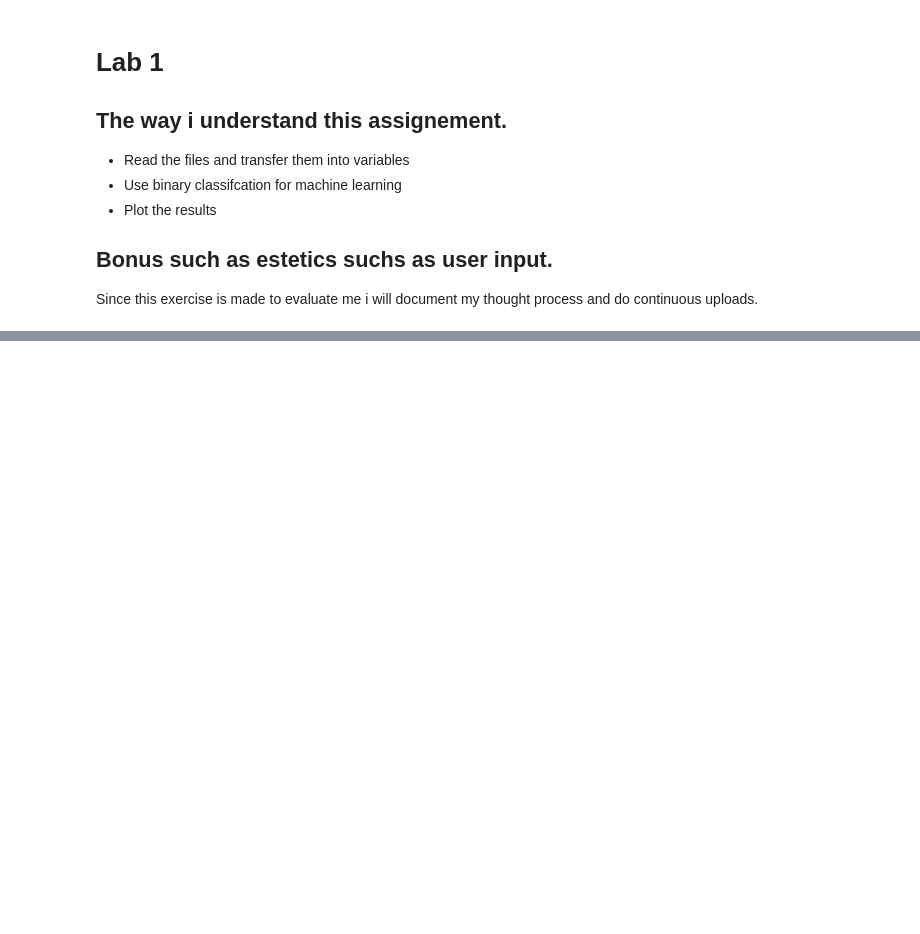
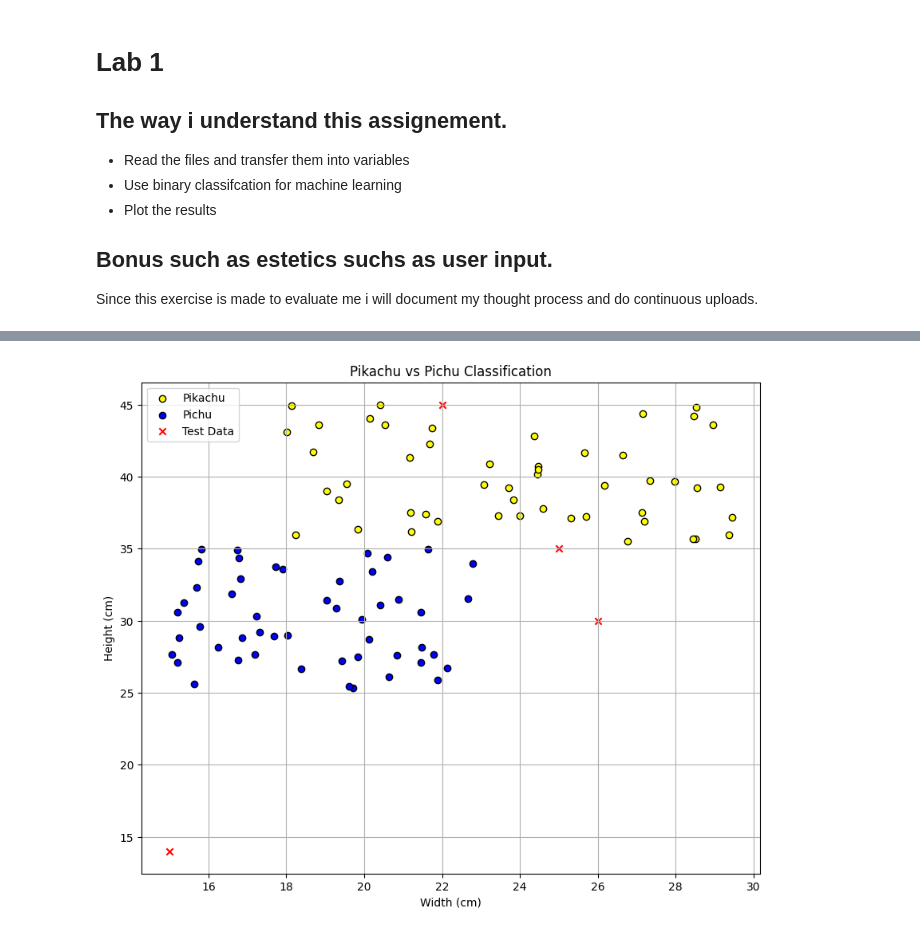
Before and after one commit to Lyceriuss/Python-Henrik-Pedersen-OPA2023, a Jupyter notebook: Exercise/Python/Lab1_.ipynb, the cells around one changed output, grey strips where cells are left out. Saved outputs shown, nothing was run; the diff lists cells and outputs as text; code cells hidden in the pictures; blank space fills up the shorter version.

```diff
--- a/Exercise/Python/Lab1_.ipynb
+++ b/Exercise/Python/Lab1_.ipynb
@@ -21,9 +28,32 @@ GitCommit 1 for Lab1
 # %%
+import matplotlib.pyplot as plt
+import numpy as np
+
+#Python data initiationlization
 Pikachu_data = []
+
 Pichu_data = []
+
 test_data = []
 
+#Numpy Initilization
+
+Pichu_array = np.array(Pichu_data)
+Pikachu_array = np.array(Pikachu_data)
+mean_width_height_Pichu = np.mean(Pichu_array, axis=0)
+mean_width_height_Pikachu = np.mean(Pikachu_array, axis=0)
+std_width_height_Pichu = np.std(Pichu_array, axis=0)
+std_width_height_Pikachu = np.std(Pikachu_array, axis=0)
+
+def BinaryClassification(test_point, mean_Pichu, std_Pichu, mean_Pikachu, std_Pikachu):
+    if all(test_point>mean_Pichu-std_Pichu) and all(test_point < mean_Pikachu + std_Pikachu):
+        return f"Sampe with (width, height): {test_point}]Pikachu"
+    else:
+        return f"Sameple with (width, height): {test_point}]Pikachu"
+
+
 with open("Lab1_pikachu.txt", "r") as file:
+
     next(file)
     for line in file:
         width, height = line.strip().replace("(", "").replace(")", "").split(",")
@@ -40,6 +70,8 @@ with open("Lab1_pichu.txt", "r") as file:
             height = float(height)
             Pichu_data.append((width,height))
 
+
+
 with open("Lab1_test_points.txt", "r") as file:
     line = file.readline()
     pairs = line.strip()[1:-1].split("), (")
@@ -48,15 +80,38 @@ with open("Lab1_test_points.txt", "r") as file:
             width, height = pair.replace("(", "").replace(")", "").split(",")
             test_data.append((float(width), float(height)))
 
-print("Pikachu Data:")
-for line in Pikachu_data:
-    print(line)
 
-print("\nPichu Data:")
-for line in Pichu_data:
-    print(line)
+#for line in Pikachu_data:
+#    print(line)
 
-print("\nTest Data:")
-for line in test_data:
-    print(line)
+#print("\nPichu Data:")
+#for line in Pichu_data:
+#    print(line)
+
+#print("\nTest Data:")
+#for line in test_data:
+#    print(line)
+
+BinaryClassificationTestData = [BinaryClassification(
+    point, mean_width_height_Pichu, std_width_height_Pichu, mean_width_height_Pikachu, std_width_height_Pikachu) for point in test_data]
+
+BinaryClassificationTestData
+
+#Plots
+
+plt.figure(figsize=(10, 8))
+plt.scatter(*zip(*Pikachu_data), color="yellow",
+            label="Pikachu", edgecolor="black")
+
+plt.scatter(*zip(*Pichu_data), color="blue", label="Pichu", edgecolor="black")
+
+#Removing this gives a clearer picture because one of the points is so far bellow, somebody needs to get that Pichu to the hospital because it is seriously malnourished or something
+plt.scatter(*zip(*test_data), color="red", label="Test Data", marker="x")
+
+plt.title("Pikachu vs Pichu Classification")
+plt.xlabel("Width (cm)")
+plt.ylabel("Height (cm)")
+plt.legend()
+plt.grid(True)
+plt.show()
 # %% [output]
@@ -79,0 +118 @@ Pikachu Data:
+[figure, added]
```
Also changed, not shown: parts of 2 cells of this notebook.
